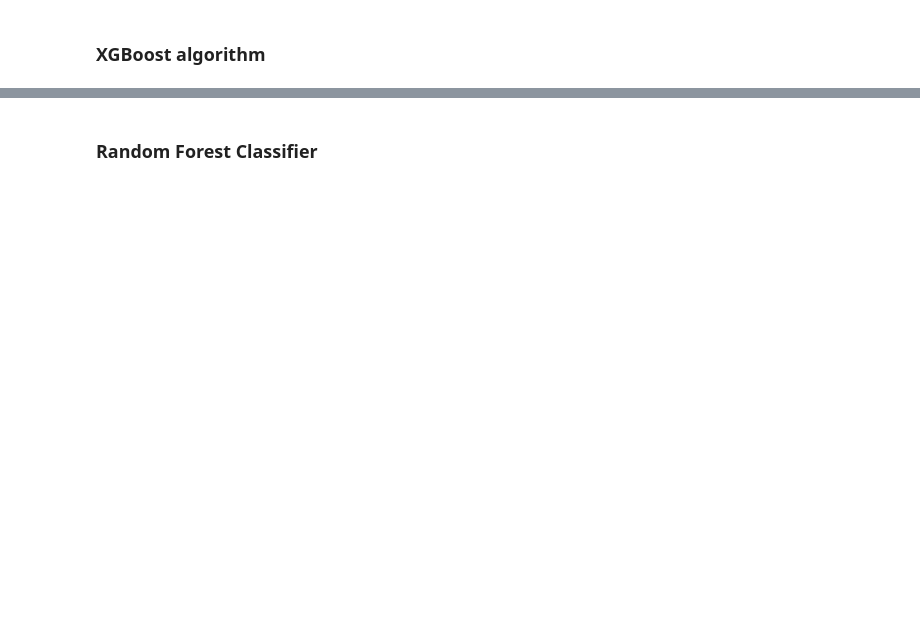
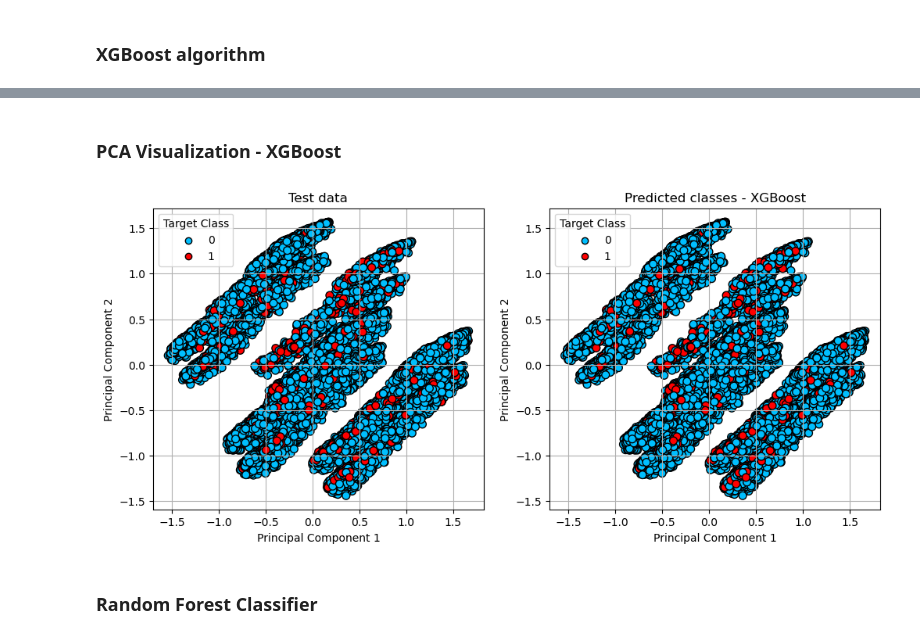
Before and after one commit to Radoslaw-Polak/Credit-Scoring-Modelling, a Jupyter notebook: test.ipynb, the cells around one changed output, grey strips where cells are left out. Drawn from its saved outputs; the diff is of its cells as text; code cells hidden in the pictures; blank space fills up the shorter version.

```diff
--- a/test.ipynb
+++ b/test.ipynb
@@ -721,3 +775,9 @@ KeyboardInterrupt:
+# %% [markdown]
+### PCA Visualization - XGBoost
+# %%
+pca_visualization(X_test, y_test, y_pred_XGB_test, model_name='XGBoost')
+# %% [output]
+[figure, added]
 # %% [markdown]
 ### Random Forest Classifier
 # %%
```
Also changed, not shown: parts of 14 cells of this notebook, 1 other file.
